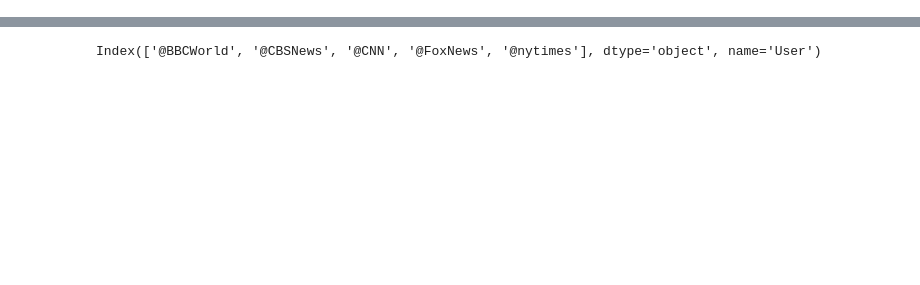
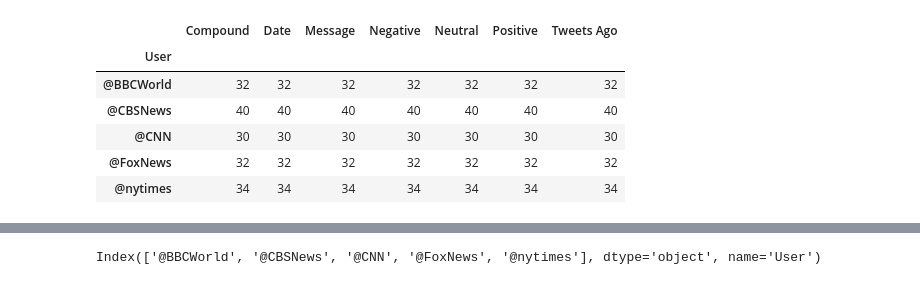
Before and after one commit to chamildz/HomeWork, a Jupyter notebook: 07-Social-Analytics/Newsmood/NewsMood.ipynb, the cells around one changed output, grey strips where cells are left out. Drawn from its saved outputs; the diff is of its cells as text; code cells hidden in the pictures; blank space fills up the shorter version.

```diff
--- a/07-Social-Analytics/Newsmood/NewsMood.ipynb
+++ b/07-Social-Analytics/Newsmood/NewsMood.ipynb
@@ -120,3 +122,14 @@ plt.savefig("sentiment_scatter.png")
+# %%
+negative_df = sentiments_dataframe[sentiments_dataframe['Compound']==0].groupby('User').count()
+negative_df
+# %% [output]
+|  | Compound | Date | Message | Negative | Neutral | Positive | Tweets Ago |
+| User |  |  |  |  |  |  |  |
+| @BBCWorld | 32 | 32 | 32 | 32 | 32 | 32 | 32 |
+| @CBSNews | 40 | 40 | 40 | 40 | 40 | 40 | 40 |
+| @CNN | 30 | 30 | 30 | 30 | 30 | 30 | 30 |
+| @FoxNews | 32 | 32 | 32 | 32 | 32 | 32 | 32 |
+| @nytimes | 34 | 34 | 34 | 34 | 34 | 34 | 34 |
 # %%
 sentiments_avg = sentiments_dataframe.groupby('User').Compound.mean()
 sentiments_avg
```
Also changed, not shown: parts of 6 cells of this notebook, 3 other files.
